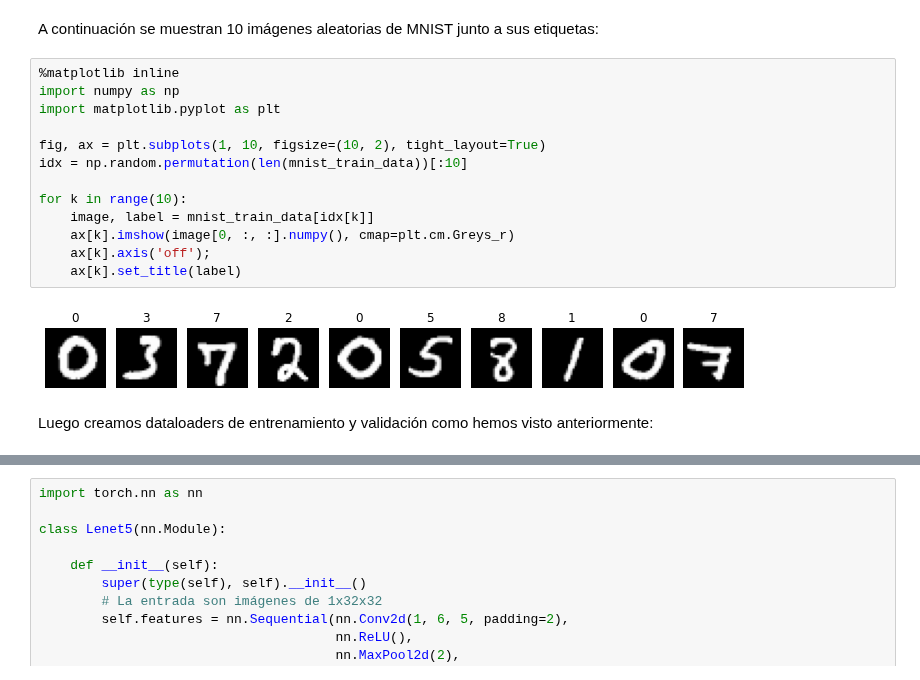
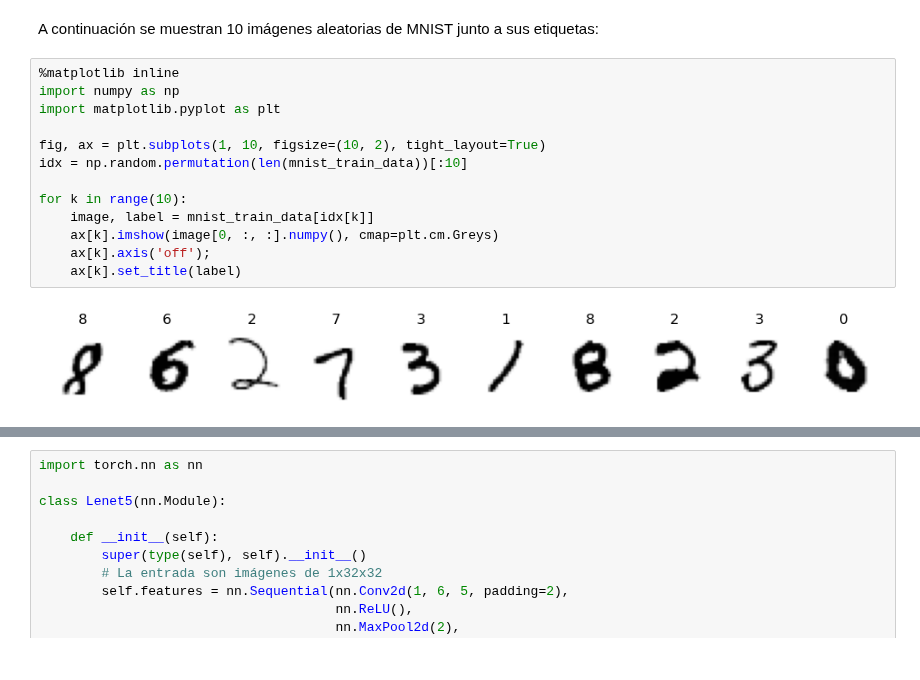
Before and after one commit to phuijse/MachineLearningBook, a Jupyter notebook: contents/neural_networks/cnn.ipynb, the cells around one changed output, grey strips where cells are left out. Cells and saved outputs as stored; diff of their text form.

```diff
--- a/contents/neural_networks/cnn.ipynb
+++ b/contents/neural_networks/cnn.ipynb
@@ -109,17 +38,15 @@ A continuación se muestran 10 imágenes aleatorias de MNIST junto a sus etiquet
 # %%
 %matplotlib inline
 import numpy as np
 import matplotlib.pyplot as plt
 
 fig, ax = plt.subplots(1, 10, figsize=(10, 2), tight_layout=True)
 idx = np.random.permutation(len(mnist_train_data))[:10]
 
 for k in range(10):
     image, label = mnist_train_data[idx[k]]
-    ax[k].imshow(image[0, :, :].numpy(), cmap=plt.cm.Greys_r)
+    ax[k].imshow(image[0, :, :].numpy(), cmap=plt.cm.Greys)
     ax[k].axis('off');
     ax[k].set_title(label)
 # %% [output]
-[figure, old version]
+[figure, new version]
-# %% [markdown]
-Luego creamos dataloaders de entrenamiento y validación como hemos visto anteriormente:
```
Also changed, not shown: parts of 30 cells of this notebook, 4 other files.
